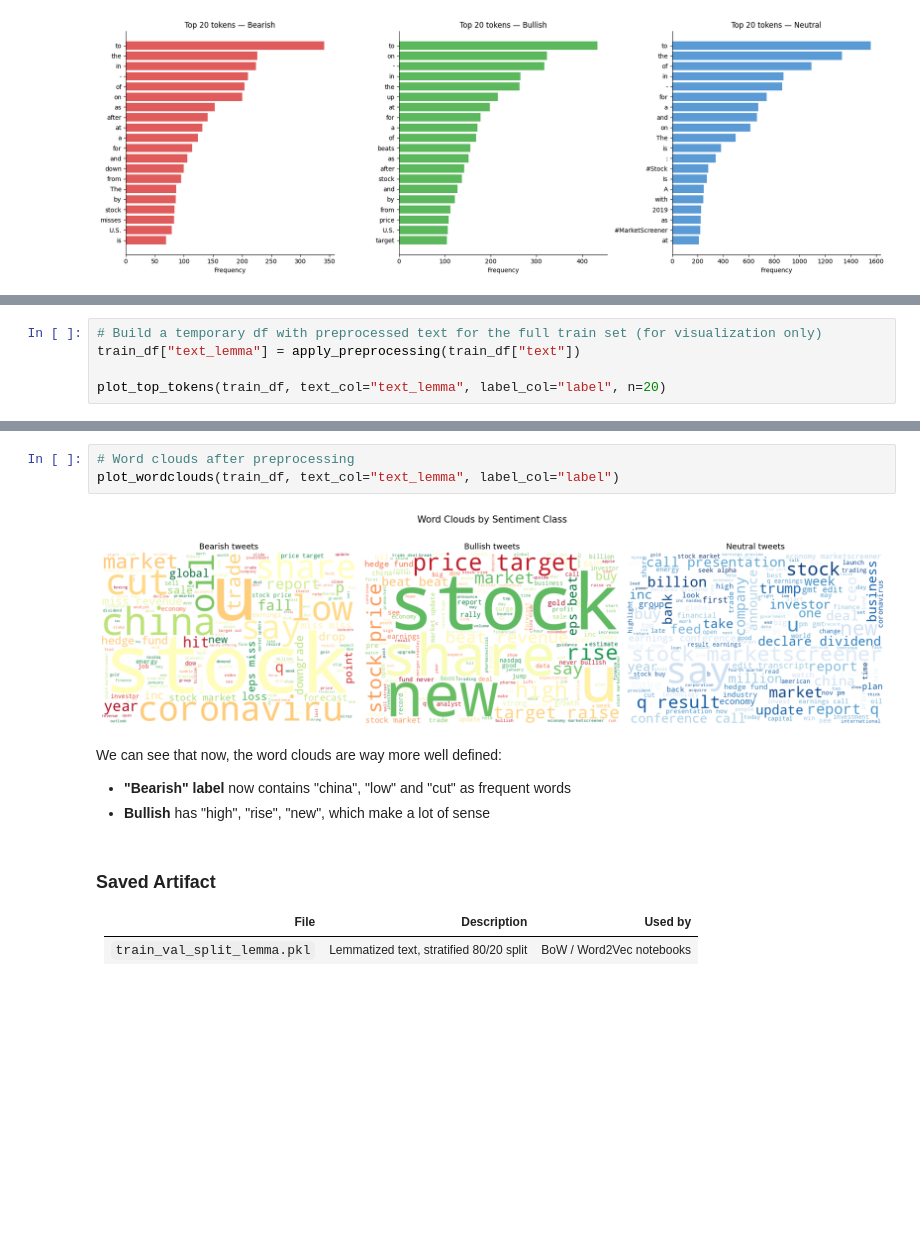
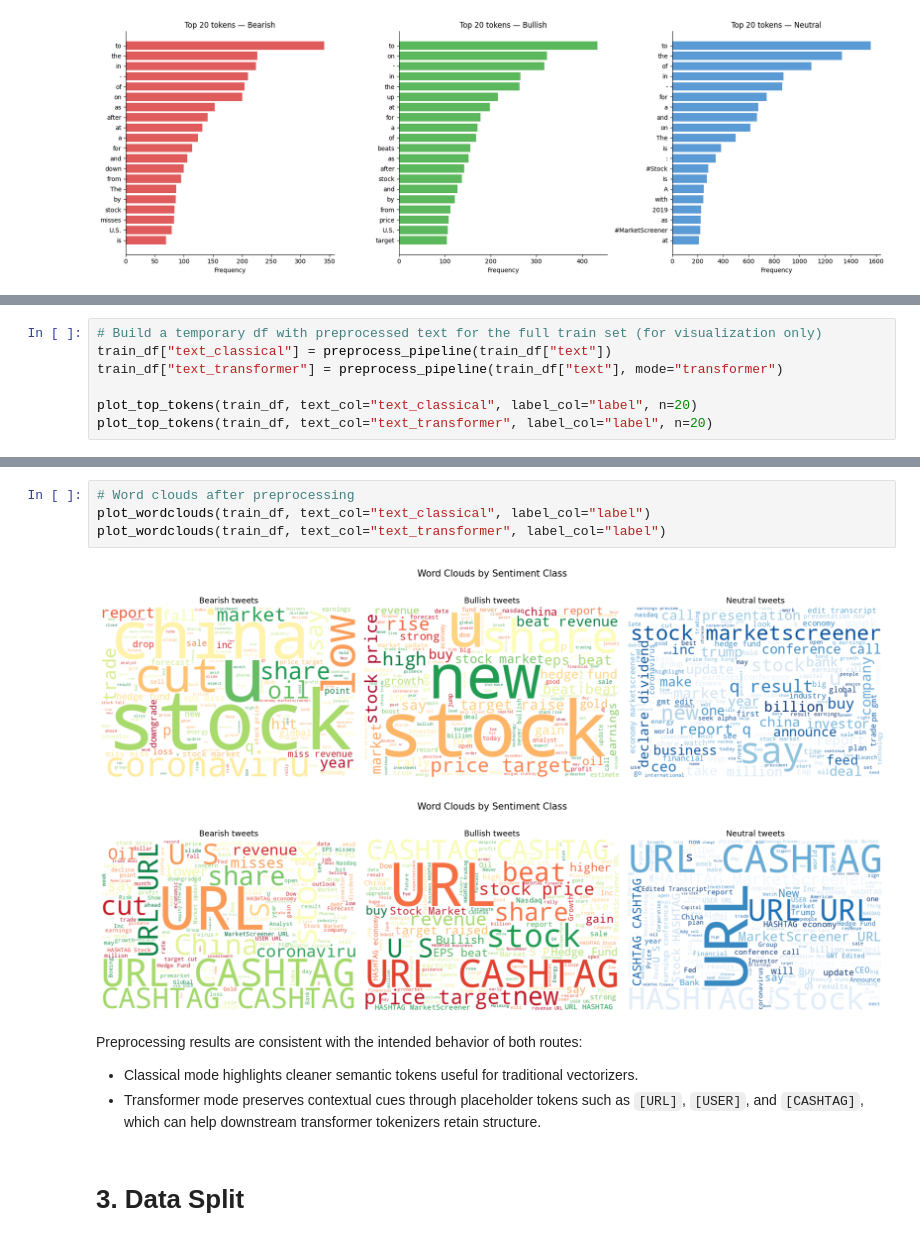
Before and after one commit to joaopavila120/text_mining_project, a Jupyter notebook: notebooks/tm_tests_xx.ipynb, the cells around one changed output, grey strips where cells are left out. Drawn from its saved outputs; the diff is of its cells as text; blank space fills up the shorter version.

Commit message:
add transformer pre_processing

```diff
--- a/notebooks/tm_tests_xx.ipynb
+++ b/notebooks/tm_tests_xx.ipynb
@@ -274,8 +162,10 @@ Saved -> /home/lucas/Desktop/text_mining_project/data/train_val_split_lemma.pkl
 Compare the top tokens before and after — confirms noise removal and stop word filtering worked.
 # %%
 # Build a temporary df with preprocessed text for the full train set (for visualization only)
-train_df["text_lemma"] = apply_preprocessing(train_df["text"])
+train_df["text_classical"] = preprocess_pipeline(train_df["text"])
+train_df["text_transformer"] = preprocess_pipeline(train_df["text"], mode="transformer")
 
-plot_top_tokens(train_df, text_col="text_lemma", label_col="label", n=20)
+plot_top_tokens(train_df, text_col="text_classical", label_col="label", n=20)
+plot_top_tokens(train_df, text_col="text_transformer", label_col="label", n=20)
 # %% [output]
 [figure]
@@ -282,15 +173,13 @@ plot_top_tokens(train_df, text_col="text_lemma", label_col="label", n=20)
 # %%
 # Word clouds after preprocessing
-plot_wordclouds(train_df, text_col="text_lemma", label_col="label")
+plot_wordclouds(train_df, text_col="text_classical", label_col="label")
+plot_wordclouds(train_df, text_col="text_transformer", label_col="label")
 # %% [output]
-[figure, old version]
+[figure, new version]
+[figure, added]
-# %% [markdown]
-We can see that now, the word clouds are way more well defined:
-- **"Bearish" label** now contains "china", "low" and "cut" as frequent words
-- **Bullish** has "high", "rise", "new", which make a lot of sense
-# %% [markdown]
-
-### Saved Artifact
-| File | Description | Used by |
-|---|---|---|
-| `train_val_split_lemma.pkl` | Lemmatized text, stratified 80/20 split | BoW / Word2Vec notebooks |
+# %% [markdown]
+Preprocessing results are consistent with the intended behavior of both routes:
+- Classical mode highlights cleaner semantic tokens useful for traditional vectorizers.
+- Transformer mode preserves contextual cues through placeholder tokens such as `[URL]`, `[USER]`, and `[CASHTAG]`, which can help downstream transformer tokenizers retain structure.
+# %% [markdown]
+# 3. Data Split
```
Also changed, not shown: parts of 22 cells of this notebook, 2 other files.
